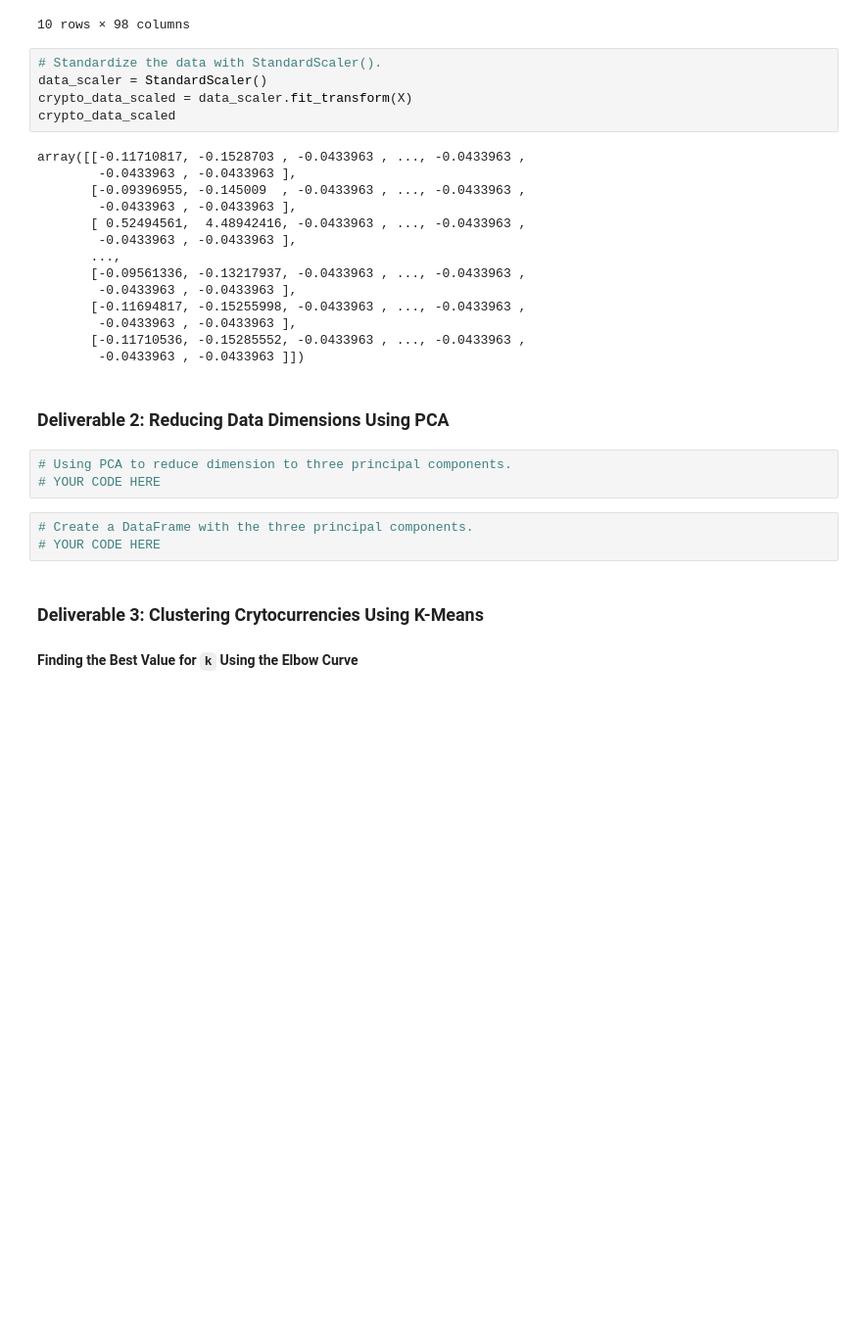
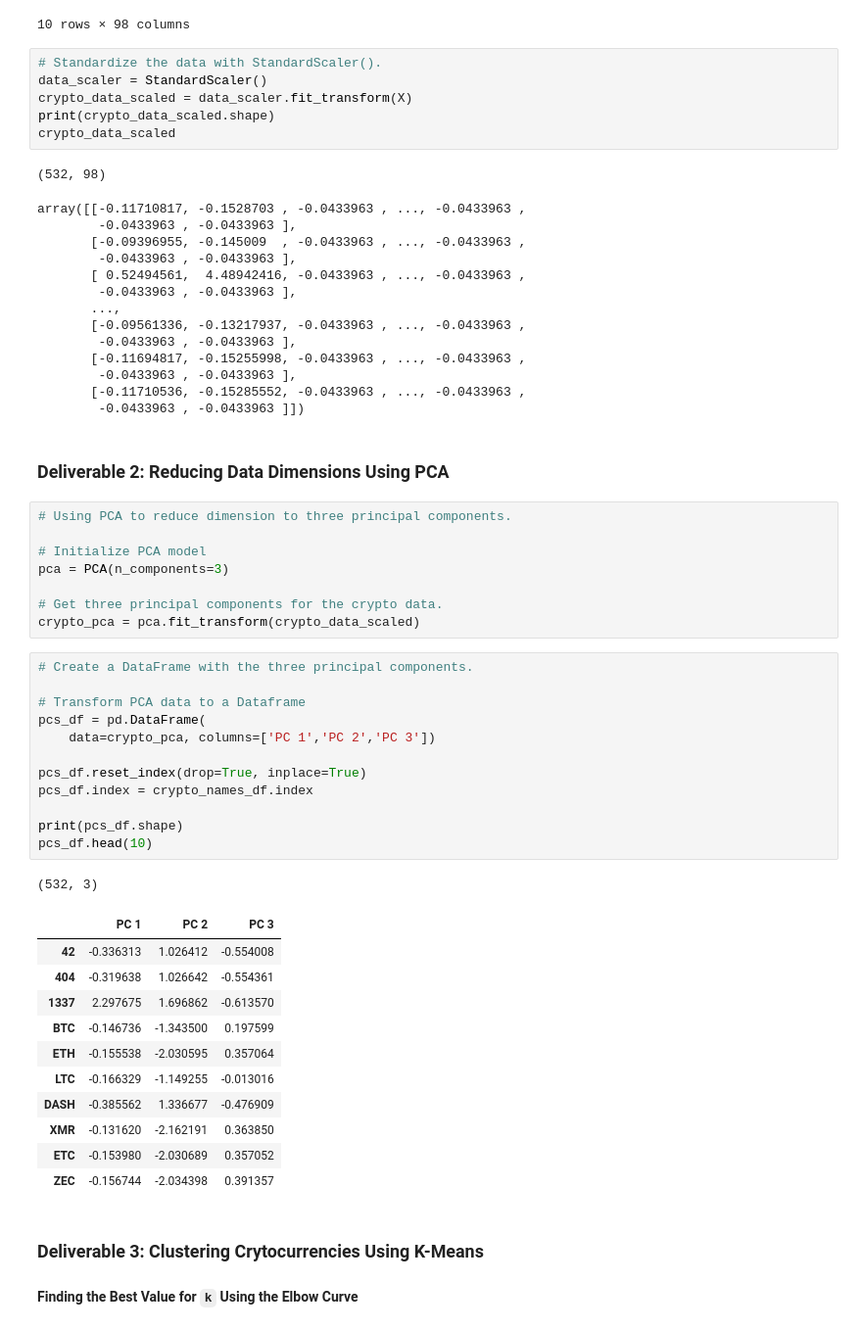
Before and after one commit to Christopheremorgan/Cryptocurrencies, a Jupyter notebook: crypto_clustering.ipynb, the cells around one changed output. Shown at 98% size. Saved outputs shown, nothing was run; the diff lists cells and outputs as text; blank space fills up the shorter version.

Commit message:
deliverable 2 - reducing data dimensions with PCA

```diff
--- a/crypto_clustering.ipynb
+++ b/crypto_clustering.ipynb
@@ -185,29 +185,58 @@ X.head(10)
 # Standardize the data with StandardScaler().
 data_scaler = StandardScaler()
 crypto_data_scaled = data_scaler.fit_transform(X)
+print(crypto_data_scaled.shape)
 crypto_data_scaled
 # %% [output]
-array([[-0.11710817, -0.1528703 , -0.0433963 , ..., -0.0433963 ,
-        -0.0433963 , -0.0433963 ],
-       [-0.09396955, -0.145009  , -0.0433963 , ..., -0.0433963 ,
-        -0.0433963 , -0.0433963 ],
-       [ 0.52494561,  4.48942416, -0.0433963 , ..., -0.0433963 ,
-        -0.0433963 , -0.0433963 ],
-       ...,
-       [-0.09561336, -0.13217937, -0.0433963 , ..., -0.0433963 ,
-        -0.0433963 , -0.0433963 ],
-       [-0.11694817, -0.15255998, -0.0433963 , ..., -0.0433963 ,
-        -0.0433963 , -0.0433963 ],
-       [-0.11710536, -0.15285552, -0.0433963 , ..., -0.0433963 ,
-        -0.0433963 , -0.0433963 ]])
+(532, 98)
+array([[-0.11710817, -0.1528703 , -0.0433963 , ..., -0.0433963 ,
+        -0.0433963 , -0.0433963 ],
+       [-0.09396955, -0.145009  , -0.0433963 , ..., -0.0433963 ,
+        -0.0433963 , -0.0433963 ],
+       [ 0.52494561,  4.48942416, -0.0433963 , ..., -0.0433963 ,
+        -0.0433963 , -0.0433963 ],
+       ...,
+       [-0.09561336, -0.13217937, -0.0433963 , ..., -0.0433963 ,
+        -0.0433963 , -0.0433963 ],
+       [-0.11694817, -0.15255998, -0.0433963 , ..., -0.0433963 ,
+        -0.0433963 , -0.0433963 ],
+       [-0.11710536, -0.15285552, -0.0433963 , ..., -0.0433963 ,
+        -0.0433963 , -0.0433963 ]])
 # %% [markdown]
 ### Deliverable 2: Reducing Data Dimensions Using PCA
 # %%
 # Using PCA to reduce dimension to three principal components.
-# YOUR CODE HERE
+
+# Initialize PCA model
+pca = PCA(n_components=3)
+
+# Get three principal components for the crypto data.
+crypto_pca = pca.fit_transform(crypto_data_scaled)
-# %%
-# Create a DataFrame with the three principal components.
-# YOUR CODE HERE
+# %%
+# Create a DataFrame with the three principal components.
+
+# Transform PCA data to a Dataframe
+pcs_df = pd.DataFrame(
+    data=crypto_pca, columns=['PC 1','PC 2','PC 3'])
+
+pcs_df.reset_index(drop=True, inplace=True)
+pcs_df.index = crypto_names_df.index
+
+print(pcs_df.shape)
+pcs_df.head(10)
+# %% [output]
+(532, 3)
+|  | PC 1 | PC 2 | PC 3 |
+| 42 | -0.336313 | 1.026412 | -0.554008 |
+| 404 | -0.319638 | 1.026642 | -0.554361 |
+| 1337 | 2.297675 | 1.696862 | -0.613570 |
+| BTC | -0.146736 | -1.343500 | 0.197599 |
+| ETH | -0.155538 | -2.030595 | 0.357064 |
+| LTC | -0.166329 | -1.149255 | -0.013016 |
+| DASH | -0.385562 | 1.336677 | -0.476909 |
+| XMR | -0.131620 | -2.162191 | 0.363850 |
+| ETC | -0.153980 | -2.030689 | 0.357052 |
+| ZEC | -0.156744 | -2.034398 | 0.391357 |
 # %% [markdown]
 ### Deliverable 3: Clustering Crytocurrencies Using K-Means
 
```
